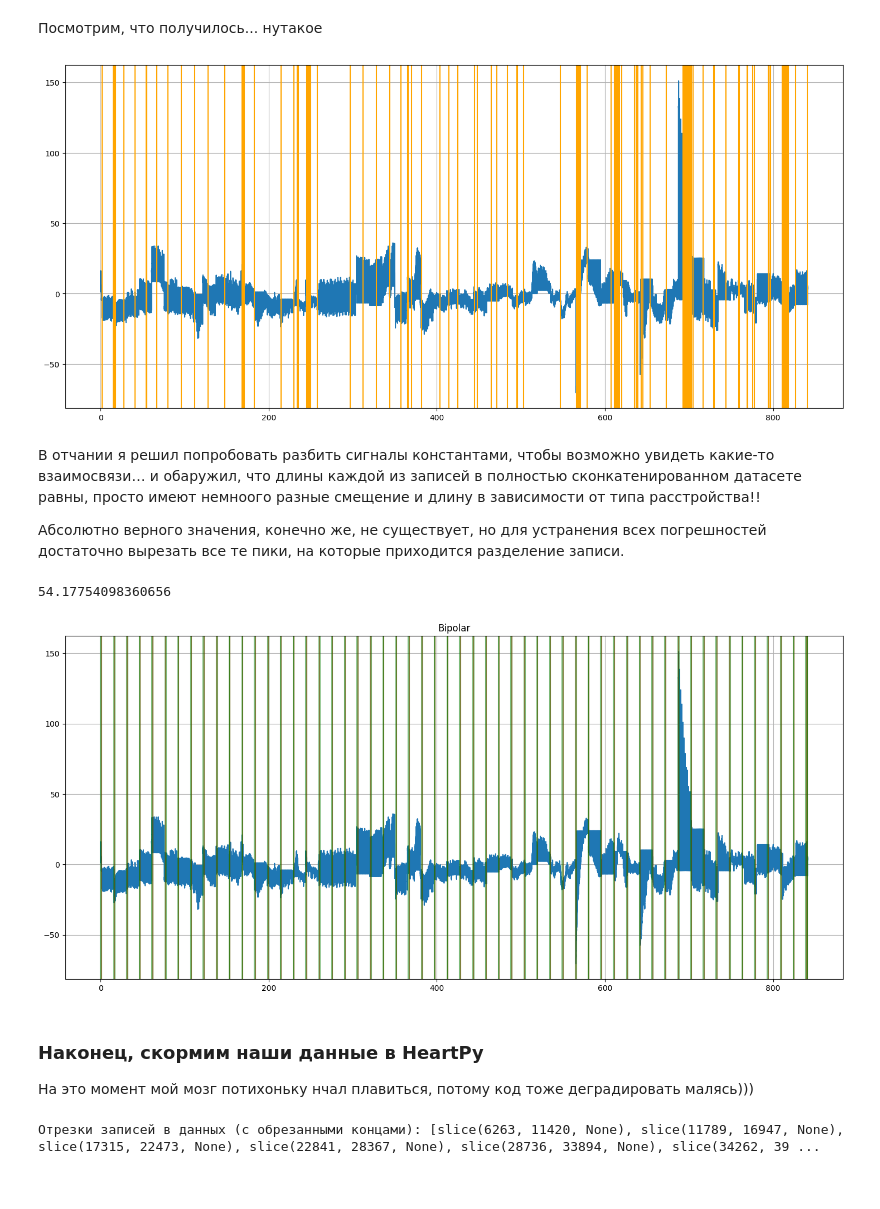
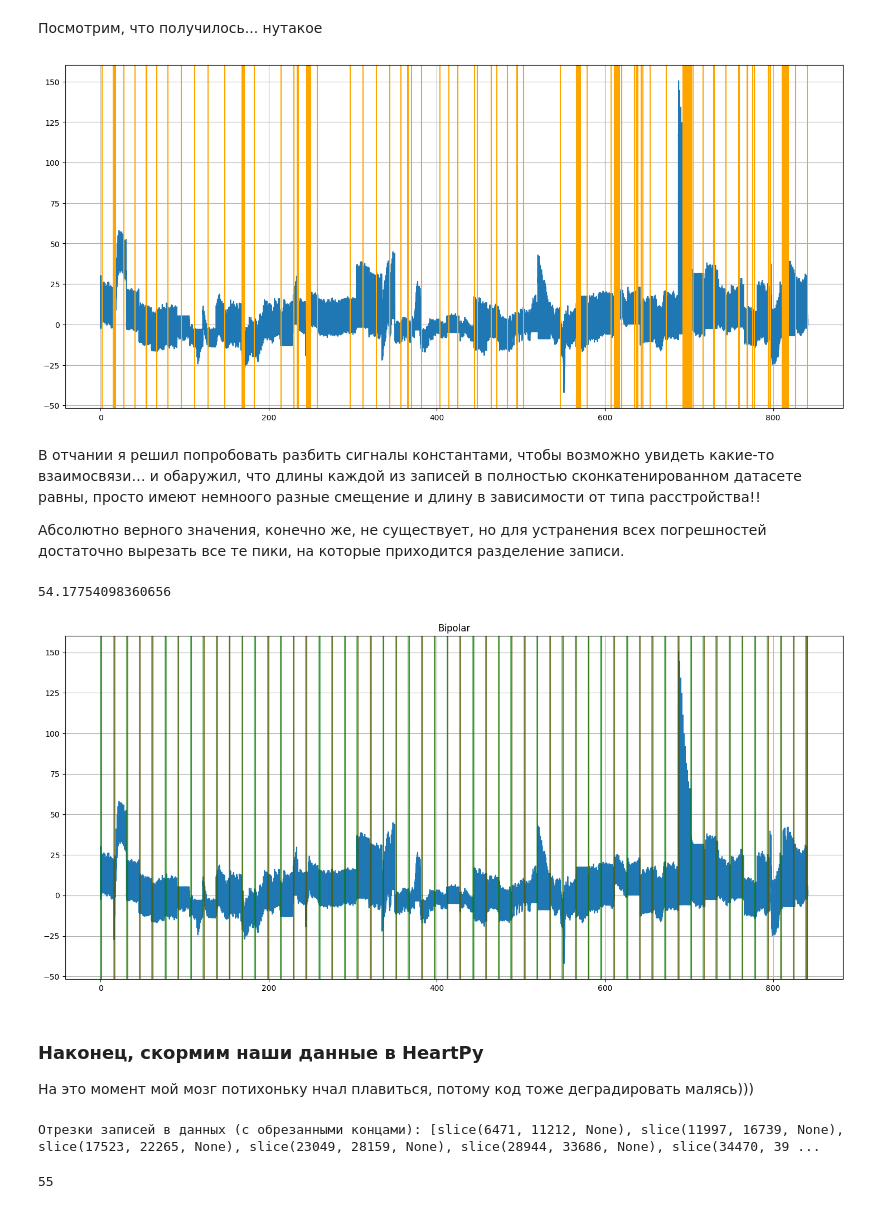
Before and after one commit to zhabiki/PPG-Datasets-Exploration, a Jupyter notebook: Psychiatry-ECG.ipynb, the cells around one changed output. Drawn from its saved outputs; the diff is of its cells as text; code cells hidden in the pictures.

Commit message:
Прорыв™ в извлечении данных из Psychiatry-ECG

```diff
--- a/Psychiatry-ECG.ipynb
+++ b/Psychiatry-ECG.ipynb
@@ -111,7 +111,7 @@ class ECGDataset(torch.utils.data.Dataset):
 
         plt.show()
 # %%
-dataset = ECGDataset(Path.cwd() / 'Psychiatry ECG')
+dataset = ECGDataset(Path.cwd() / 'DATASETS' / 'Psychiatry ECG')
 
 dataset
 # %% [output]
@@ -277,15 +277,15 @@ print('\nПредположительные отрезки записей: ' + s
 Посмотрим, что получилось... нутакое
 # %%
 plt.figure(figsize=(18, 8))
-plt.plot(np.arange(0, len(dataset), len(dataset) / len(data_concat['Lead III'])), data_concat['Lead III'])
+plt.plot(np.arange(0, len(dataset), len(dataset) / len(data_concat['Lead II'])), data_concat['Lead II'])
 
 for rs in rec_slices:
     plt.axvline(rs.stop, color='orange')
 
 plt.grid()
 plt.show()
 # %% [output]
-[figure, old version]
+[figure, new version]
 # %% [markdown]
 В отчании я решил попробовать разбить сигналы константами, чтобы возможно увидеть какие-то взаимосвязи… и обаружил, что длины каждой из записей в полностью сконкатенированном датасете равны, просто имеют немноого разные смещение и длину в зависимости от типа расстройства!!
 
@@ -299,7 +299,7 @@ if dataset.pinned_disorder == 'Depression':
     podbor.append(0.79)
 elif dataset.pinned_disorder == 'Schizophrenia':
     print(len(dataset) / 14.263 - 12.461)
-    # podbor.append(12.461)
+    podbor.append(12.461)
 elif dataset.pinned_disorder == 'Bipolar':
     print(len(dataset) / 15.25 - 0.97)
     podbor.append(0.97)
@@ -317,7 +317,7 @@ podbor[-1] = float(np.floor(len(dataset)))
 
 
 plt.figure(figsize=(18, 8))
-plt.plot(np.arange(0, len(dataset), len(dataset) / len(data_concat['Lead III'])), data_concat['Lead III'])
+plt.plot(np.arange(0, len(dataset), len(dataset) / len(data_concat['Lead II'])), data_concat['Lead II'])
 for abobus in podbor:
     plt.axvline(abobus, color='red', alpha=0.5)
     plt.axvline(np.ceil(abobus), color='green', alpha=0.5)
@@ -329,7 +329,7 @@ plt.grid()
 plt.show()
 # %% [output]
 54.17754098360656
-[figure, old version]
+[figure, new version]
 # %% [markdown]
 ### Наконец, скормим наши данные в HeartPy
 
@@ -350,12 +352,37 @@ plt.show()
 #     print('%s: %f' %(measure, m[measure]))
 # %%
 data_slices = [slice(
-        int(np.ceil(podbor[i]) / len(dataset) * len(data_concat['Lead III'])),
-        int(np.floor(podbor[i+1]) / len(dataset) * len(data_concat['Lead III']))
-    ) for i in range(1, len(podbor) - 1)
+        int(np.ceil(podbor[i]) / len(dataset) * len(data_concat['Lead II']) + fs//2),
+        int(np.floor(podbor[i+1]) / len(dataset) * len(data_concat['Lead II']) - fs//2)
+    ) for i in range(1, len(podbor)-1)
 ]
 
 print('\nОтрезки записей в данных (с обрезанными концами): ' + str(data_slices))
 # %% [output]
-Отрезки записей в данных (с обрезанными концами): [slice(6263, 11420, None), slice(11789, 16947, None), slice(17315, 22473, None), slice(22841, 28367, None), slice(28736, 33894, None), slice(34262, 39 ...
+Отрезки записей в данных (с обрезанными концами): [slice(6471, 11212, None), slice(11997, 16739, None), slice(17523, 22265, None), slice(23049, 28159, None), slice(28944, 33686, None), slice(34470, 39 ...
+# %%
+i = 0
+
+data = {
+    'bpm': [],
+    'sdnn': [],
+    'rmssd': [],
+    'hr_mad': [],
+    'lf': [],
+    'hf': [],
+    'lf/hf': [],
+    'rsa': []
+}
+r_peaks = []
+
+def butter_bandpass_filter(data, lowcut, highcut, sample_rate, order=4):
+        nyq = 0.5 * sample_rate
+        low = lowcut / nyq
+        high = highcut / nyq
+        b, a = butter(order, [low, high], btype='band')
+        return filtfilt(b, a, data)
+
+print(len(data_slices))
+# %% [output]
+55
 # %%
```
Also changed, not shown: parts of 16 cells of this notebook, 6 other files.
